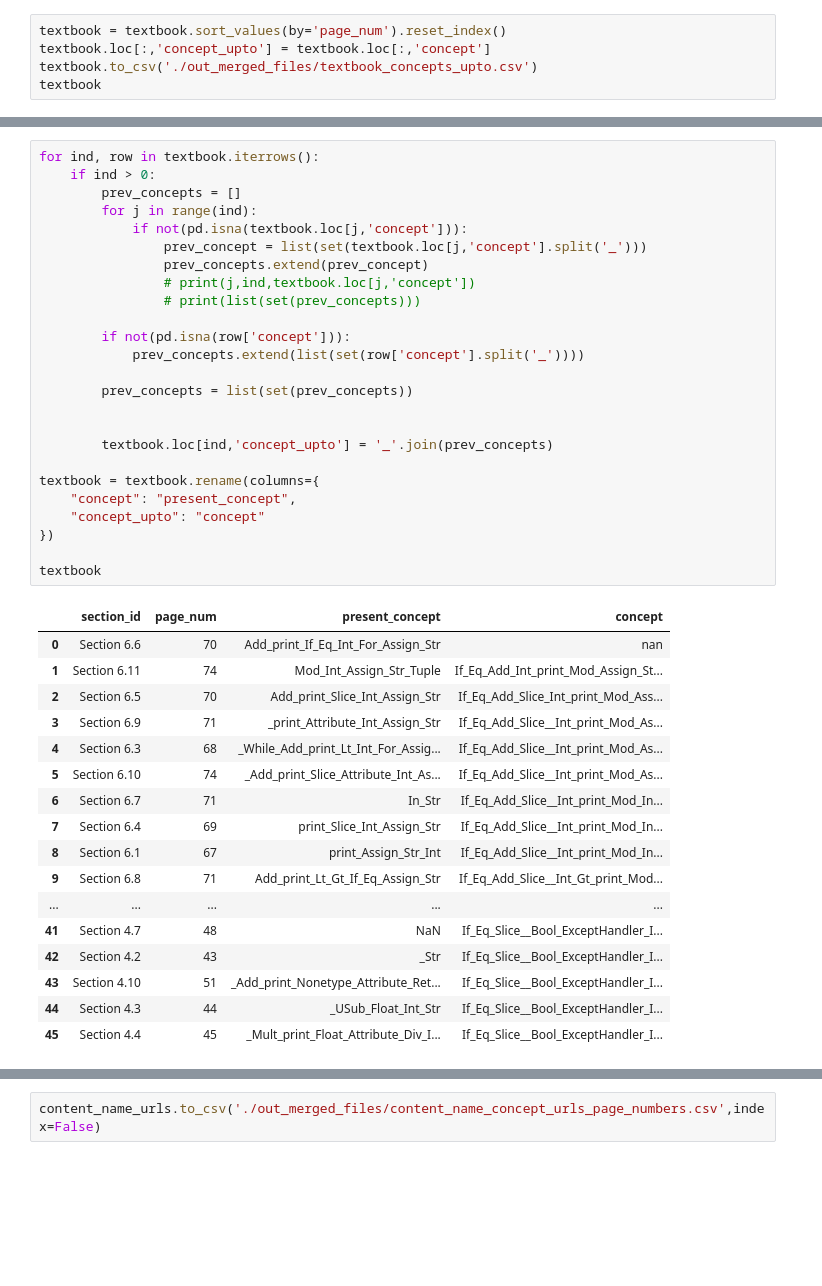
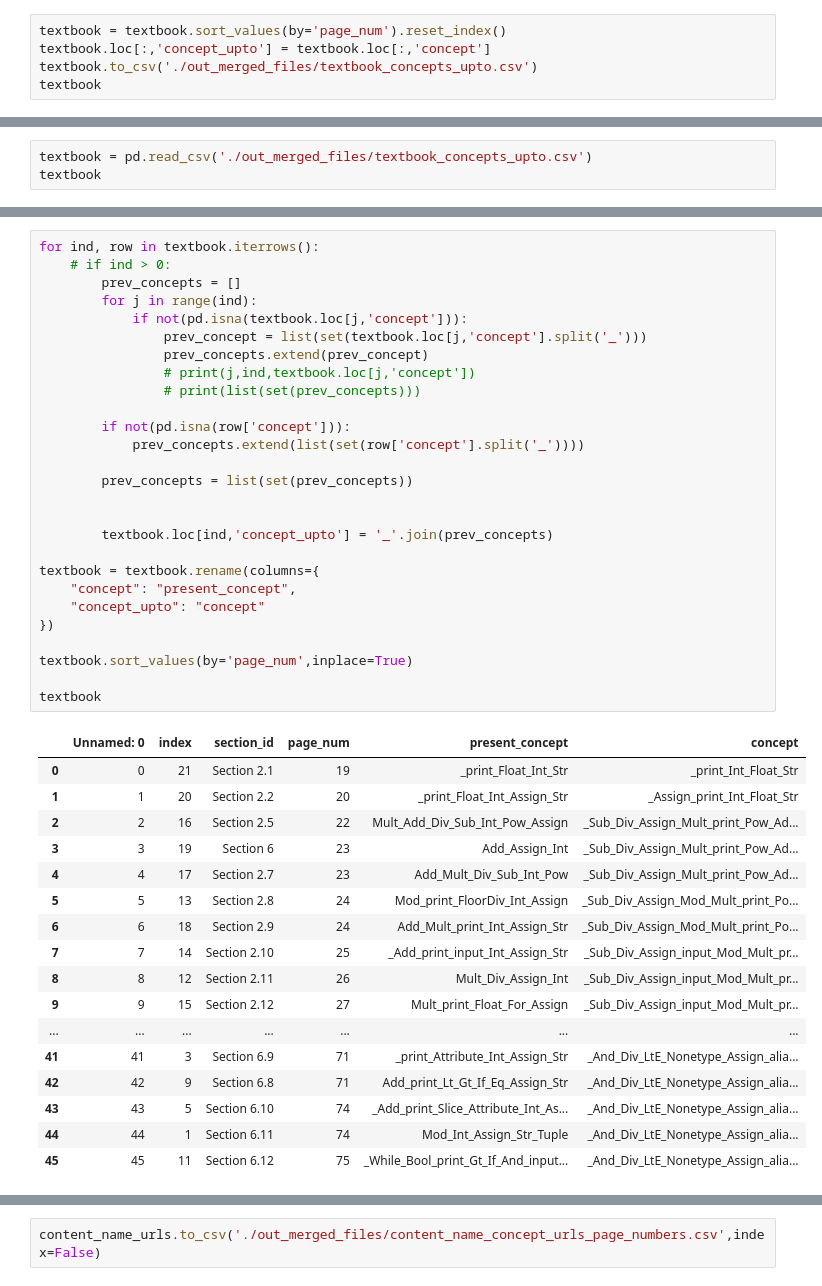
Before and after one commit to PAWSLabUniversityOfPittsburgh/python-parser, a Jupyter notebook: merge_concepts.ipynb, the cells around one changed output, grey strips where cells are left out. Drawn from its saved outputs; the diff is of its cells as text; blank space fills up the shorter version.

Commit message:
update merge logic

```diff
--- a/merge_concepts.ipynb
+++ b/merge_concepts.ipynb
@@ -155,0 +166,3 @@ textbook
+# %%
+textbook = pd.read_csv('./out_merged_files/textbook_concepts_upto.csv')
+textbook
@@ -156,44 +187,46 @@ textbook
 # %%
 for ind, row in textbook.iterrows():
-    if ind > 0:
+    # if ind > 0:
         prev_concepts = []
         for j in range(ind):
             if not(pd.isna(textbook.loc[j,'concept'])):
                 prev_concept = list(set(textbook.loc[j,'concept'].split('_')))
                 prev_concepts.extend(prev_concept)
                 # print(j,ind,textbook.loc[j,'concept'])
                 # print(list(set(prev_concepts)))
 
         if not(pd.isna(row['concept'])):
             prev_concepts.extend(list(set(row['concept'].split('_'))))
 
         prev_concepts = list(set(prev_concepts))
 
 
         textbook.loc[ind,'concept_upto'] = '_'.join(prev_concepts)
 
 textbook = textbook.rename(columns={
     "concept": "present_concept",
     "concept_upto": "concept"
 })
 
+textbook.sort_values(by='page_num',inplace=True)
+
 textbook
 # %% [output]
-|  | section_id | page_num | present_concept | concept |
-| 0 | Section 6.6 | 70 | Add_print_If_Eq_Int_For_Assign_Str | nan |
-| 1 | Section 6.11 | 74 | Mod_Int_Assign_Str_Tuple | If_Eq_Add_Int_print_Mod_Assign_St... |
-| 2 | Section 6.5 | 70 | Add_print_Slice_Int_Assign_Str | If_Eq_Add_Slice_Int_print_Mod_Ass... |
-| 3 | Section 6.9 | 71 | _print_Attribute_Int_Assign_Str | If_Eq_Add_Slice__Int_print_Mod_As... |
-| 4 | Section 6.3 | 68 | _While_Add_print_Lt_Int_For_Assig... | If_Eq_Add_Slice__Int_print_Mod_As... |
-| 5 | Section 6.10 | 74 | _Add_print_Slice_Attribute_Int_As... | If_Eq_Add_Slice__Int_print_Mod_As... |
-| 6 | Section 6.7 | 71 | In_Str | If_Eq_Add_Slice__Int_print_Mod_In... |
-| 7 | Section 6.4 | 69 | print_Slice_Int_Assign_Str | If_Eq_Add_Slice__Int_print_Mod_In... |
-| 8 | Section 6.1 | 67 | print_Assign_Str_Int | If_Eq_Add_Slice__Int_print_Mod_In... |
-| 9 | Section 6.8 | 71 | Add_print_Lt_Gt_If_Eq_Assign_Str | If_Eq_Add_Slice__Int_Gt_print_Mod... |
-| ... | ... | ... | ... | ... |
-| 41 | Section 4.7 | 48 | NaN | If_Eq_Slice__Bool_ExceptHandler_I... |
-| 42 | Section 4.2 | 43 | _Str | If_Eq_Slice__Bool_ExceptHandler_I... |
-| 43 | Section 4.10 | 51 | _Add_print_Nonetype_Attribute_Ret... | If_Eq_Slice__Bool_ExceptHandler_I... |
-| 44 | Section 4.3 | 44 | _USub_Float_Int_Str | If_Eq_Slice__Bool_ExceptHandler_I... |
-| 45 | Section 4.4 | 45 | _Mult_print_Float_Attribute_Div_I... | If_Eq_Slice__Bool_ExceptHandler_I... |
+|  | Unnamed: 0 | index | section_id | page_num | present_concept | concept |
+| 0 | 0 | 21 | Section 2.1 | 19 | _print_Float_Int_Str | _print_Int_Float_Str |
+| 1 | 1 | 20 | Section 2.2 | 20 | _print_Float_Int_Assign_Str | _Assign_print_Int_Float_Str |
+| 2 | 2 | 16 | Section 2.5 | 22 | Mult_Add_Div_Sub_Int_Pow_Assign | _Sub_Div_Assign_Mult_print_Pow_Ad... |
+| 3 | 3 | 19 | Section 6 | 23 | Add_Assign_Int | _Sub_Div_Assign_Mult_print_Pow_Ad... |
+| 4 | 4 | 17 | Section 2.7 | 23 | Add_Mult_Div_Sub_Int_Pow | _Sub_Div_Assign_Mult_print_Pow_Ad... |
+| 5 | 5 | 13 | Section 2.8 | 24 | Mod_print_FloorDiv_Int_Assign | _Sub_Div_Assign_Mod_Mult_print_Po... |
+| 6 | 6 | 18 | Section 2.9 | 24 | Add_Mult_print_Int_Assign_Str | _Sub_Div_Assign_Mod_Mult_print_Po... |
+| 7 | 7 | 14 | Section 2.10 | 25 | _Add_print_input_Int_Assign_Str | _Sub_Div_Assign_input_Mod_Mult_pr... |
+| 8 | 8 | 12 | Section 2.11 | 26 | Mult_Div_Assign_Int | _Sub_Div_Assign_input_Mod_Mult_pr... |
+| 9 | 9 | 15 | Section 2.12 | 27 | Mult_print_Float_For_Assign | _Sub_Div_Assign_input_Mod_Mult_pr... |
+| ... | ... | ... | ... | ... | ... | ... |
+| 41 | 41 | 3 | Section 6.9 | 71 | _print_Attribute_Int_Assign_Str | _And_Div_LtE_Nonetype_Assign_alia... |
+| 42 | 42 | 9 | Section 6.8 | 71 | Add_print_Lt_Gt_If_Eq_Assign_Str | _And_Div_LtE_Nonetype_Assign_alia... |
+| 43 | 43 | 5 | Section 6.10 | 74 | _Add_print_Slice_Attribute_Int_As... | _And_Div_LtE_Nonetype_Assign_alia... |
+| 44 | 44 | 1 | Section 6.11 | 74 | Mod_Int_Assign_Str_Tuple | _And_Div_LtE_Nonetype_Assign_alia... |
+| 45 | 45 | 11 | Section 6.12 | 75 | _While_Bool_print_Gt_If_And_input... | _And_Div_LtE_Nonetype_Assign_alia... |
 # %%
```
Also changed, not shown: parts of 16 cells of this notebook, 1 other file.
